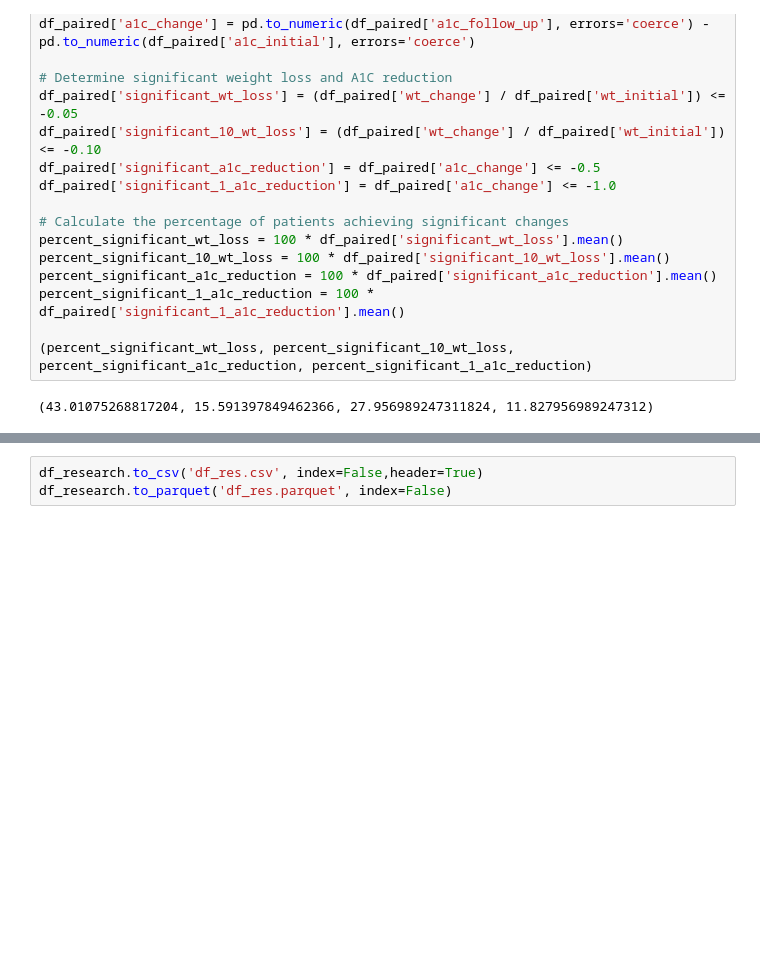
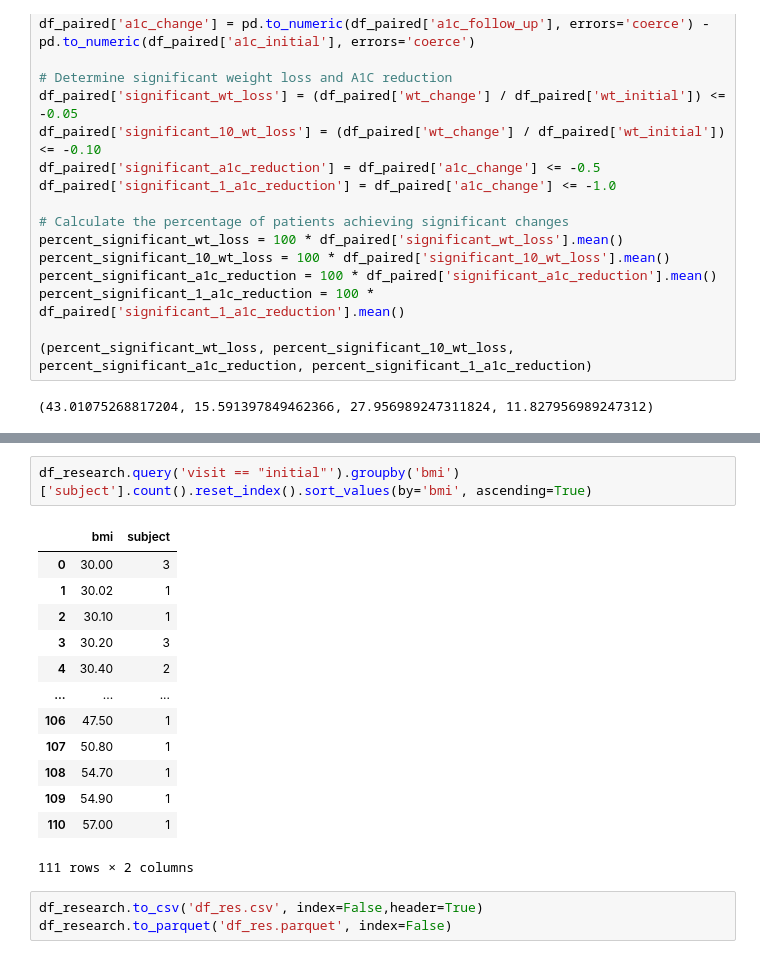
Before and after one commit to benqb007/DB, a Jupyter notebook: DB_Research.ipynb, the cells around one changed output, grey strips where cells are left out. Cells and saved outputs as stored; diff of their text form; blank space fills up the shorter version.

```diff
--- a/DB_Research.ipynb
+++ b/DB_Research.ipynb
@@ -782,3 +867,19 @@ plt.show()
+# %%
+df_research.query('visit == "initial"').groupby('bmi')['subject'].count().reset_index().sort_values(by='bmi', ascending=True)
+# %% [output]
+|  | bmi | subject |
+| 0 | 30.00 | 3 |
+| 1 | 30.02 | 1 |
+| 2 | 30.10 | 1 |
+| 3 | 30.20 | 3 |
+| 4 | 30.40 | 2 |
+| ... | ... | ... |
+| 106 | 47.50 | 1 |
+| 107 | 50.80 | 1 |
+| 108 | 54.70 | 1 |
+| 109 | 54.90 | 1 |
+| 110 | 57.00 | 1 |
+111 rows × 2 columns
 # %%
 df_research.to_csv('df_res.csv', index=False,header=True)
 df_research.to_parquet('df_res.parquet', index=False)
```
Also changed, not shown: parts of 12 cells of this notebook, 10 other files.
